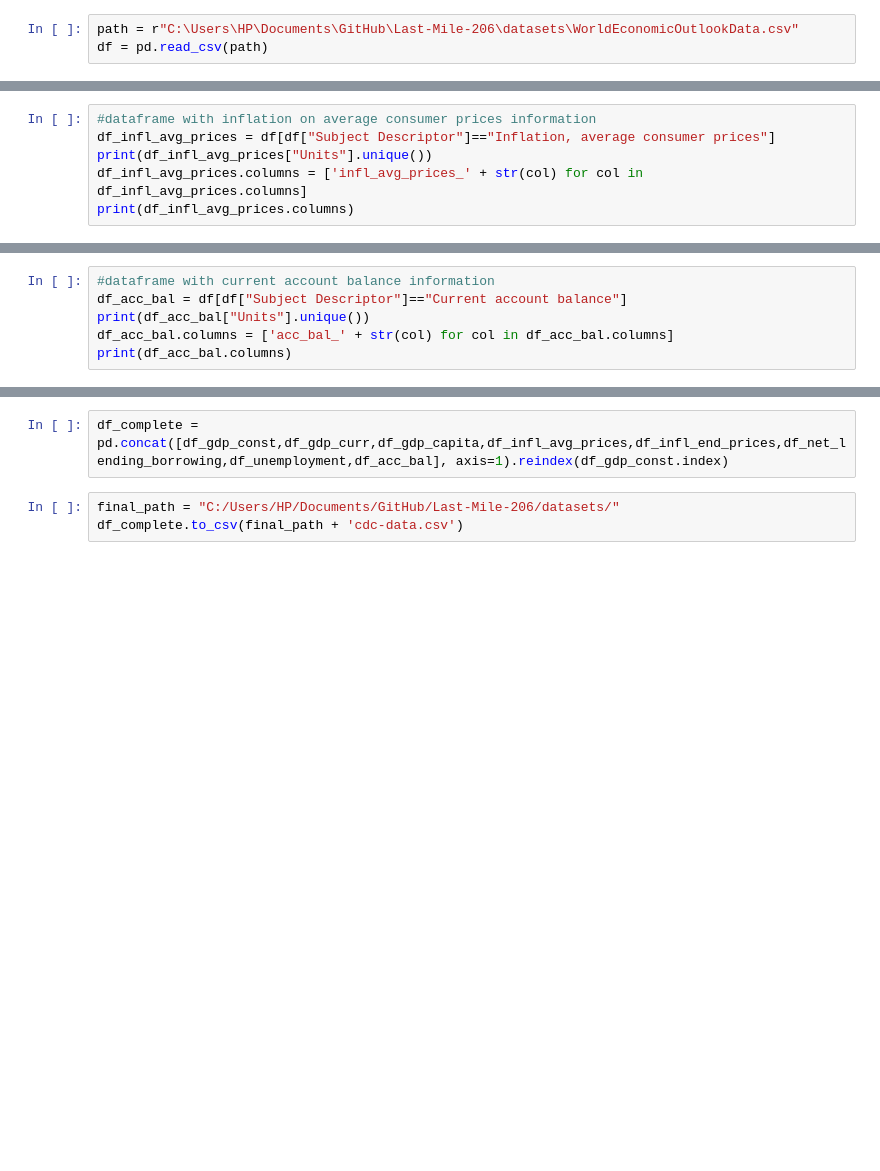
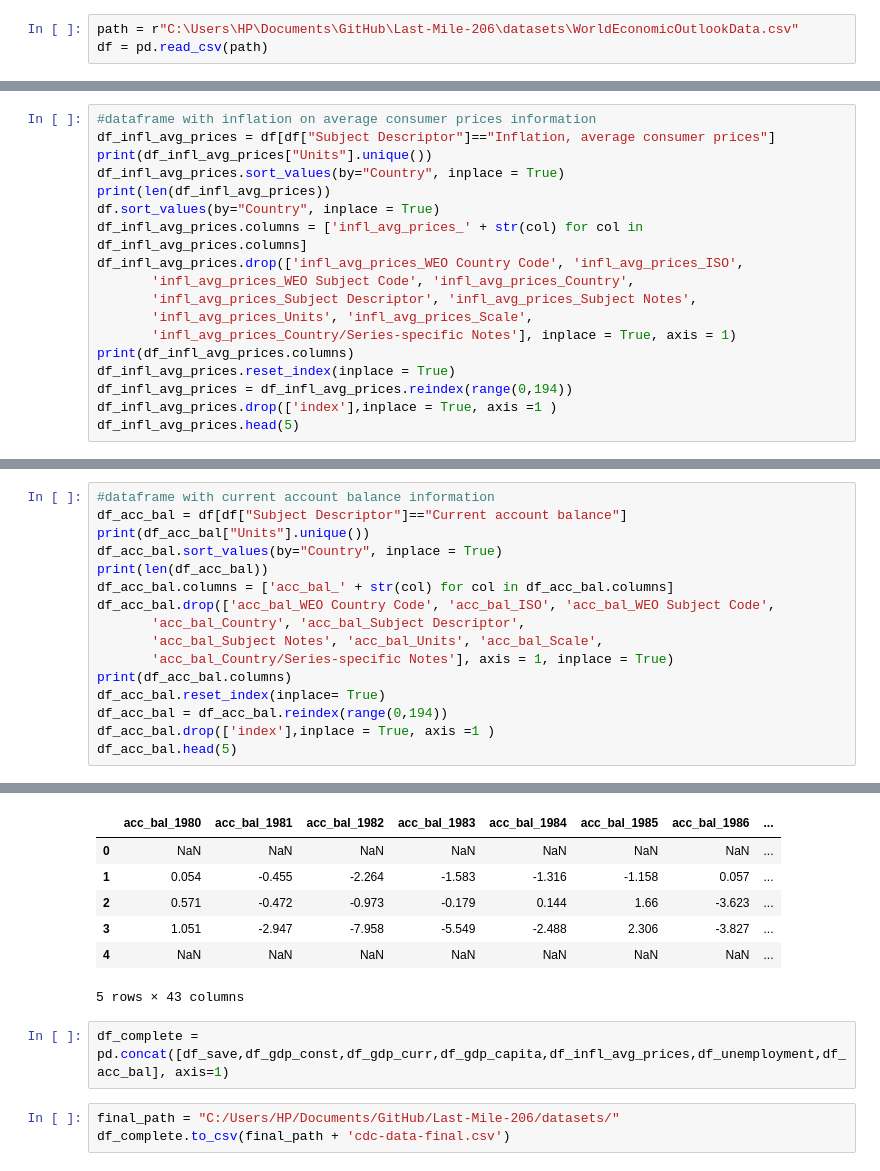
Before and after one commit to Carolina-Data-Challenge/Last-Mile-206, a Jupyter notebook: src/pre-processing.ipynb, the cells around one changed output, grey strips where cells are left out. Saved outputs shown, nothing was run; the diff lists cells and outputs as text; blank space fills up the shorter version.

```diff
--- a/src/pre-processing.ipynb
+++ b/src/pre-processing.ipynb
@@ -30,5 +159,17 @@ print(df_gdp_capita.columns)
 #dataframe with inflation on average consumer prices information
 df_infl_avg_prices = df[df["Subject Descriptor"]=="Inflation, average consumer prices"]
 print(df_infl_avg_prices["Units"].unique())
+df_infl_avg_prices.sort_values(by="Country", inplace = True)
+print(len(df_infl_avg_prices))
+df.sort_values(by="Country", inplace = True)
 df_infl_avg_prices.columns = ['infl_avg_prices_' + str(col) for col in df_infl_avg_prices.columns]
+df_infl_avg_prices.drop(['infl_avg_prices_WEO Country Code', 'infl_avg_prices_ISO',
+       'infl_avg_prices_WEO Subject Code', 'infl_avg_prices_Country',
+       'infl_avg_prices_Subject Descriptor', 'infl_avg_prices_Subject Notes',
+       'infl_avg_prices_Units', 'infl_avg_prices_Scale',
+       'infl_avg_prices_Country/Series-specific Notes'], inplace = True, axis = 1)
 print(df_infl_avg_prices.columns)
+df_infl_avg_prices.reset_index(inplace = True)
+df_infl_avg_prices = df_infl_avg_prices.reindex(range(0,194))
+df_infl_avg_prices.drop(['index'],inplace = True, axis =1 )
+df_infl_avg_prices.head(5)
@@ -54,5 +342,16 @@ print(df_net_lending_borrowing.columns)
 #dataframe with current account balance information
 df_acc_bal = df[df["Subject Descriptor"]=="Current account balance"]
 print(df_acc_bal["Units"].unique())
+df_acc_bal.sort_values(by="Country", inplace = True)
+print(len(df_acc_bal))
 df_acc_bal.columns = ['acc_bal_' + str(col) for col in df_acc_bal.columns]
+df_acc_bal.drop(['acc_bal_WEO Country Code', 'acc_bal_ISO', 'acc_bal_WEO Subject Code',
+       'acc_bal_Country', 'acc_bal_Subject Descriptor',
+       'acc_bal_Subject Notes', 'acc_bal_Units', 'acc_bal_Scale',
+       'acc_bal_Country/Series-specific Notes'], axis = 1, inplace = True)
 print(df_acc_bal.columns)
+df_acc_bal.reset_index(inplace= True)
+df_acc_bal = df_acc_bal.reindex(range(0,194))
+df_acc_bal.drop(['index'],inplace = True, axis =1 )
+df_acc_bal.head(5)
+# %% [output]
@@ -59,5 +372,12 @@ print(df_acc_bal.columns)
+|  | acc_bal_1980 | acc_bal_1981 | acc_bal_1982 | acc_bal_1983 | acc_bal_1984 | acc_bal_1985 | acc_bal_1986 | ... |
+| 0 | NaN | NaN | NaN | NaN | NaN | NaN | NaN | ... |
+| 1 | 0.054 | -0.455 | -2.264 | -1.583 | -1.316 | -1.158 | 0.057 | ... |
+| 2 | 0.571 | -0.472 | -0.973 | -0.179 | 0.144 | 1.66 | -3.623 | ... |
+| 3 | 1.051 | -2.947 | -7.958 | -5.549 | -2.488 | 2.306 | -3.827 | ... |
+| 4 | NaN | NaN | NaN | NaN | NaN | NaN | NaN | ... |
+5 rows × 43 columns
 # %%
-df_complete = pd.concat([df_gdp_const,df_gdp_curr,df_gdp_capita,df_infl_avg_prices,df_infl_end_prices,df_net_lending_borrowing,df_unemployment,df_acc_bal], axis=1).reindex(df_gdp_const.index)
+df_complete = pd.concat([df_save,df_gdp_const,df_gdp_curr,df_gdp_capita,df_infl_avg_prices,df_unemployment,df_acc_bal], axis=1)
 # %%
 final_path = "C:/Users/HP/Documents/GitHub/Last-Mile-206/datasets/"
-df_complete.to_csv(final_path + 'cdc-data.csv')
+df_complete.to_csv(final_path + 'cdc-data-final.csv')
```
Also changed, not shown: parts of 10 cells of this notebook.
